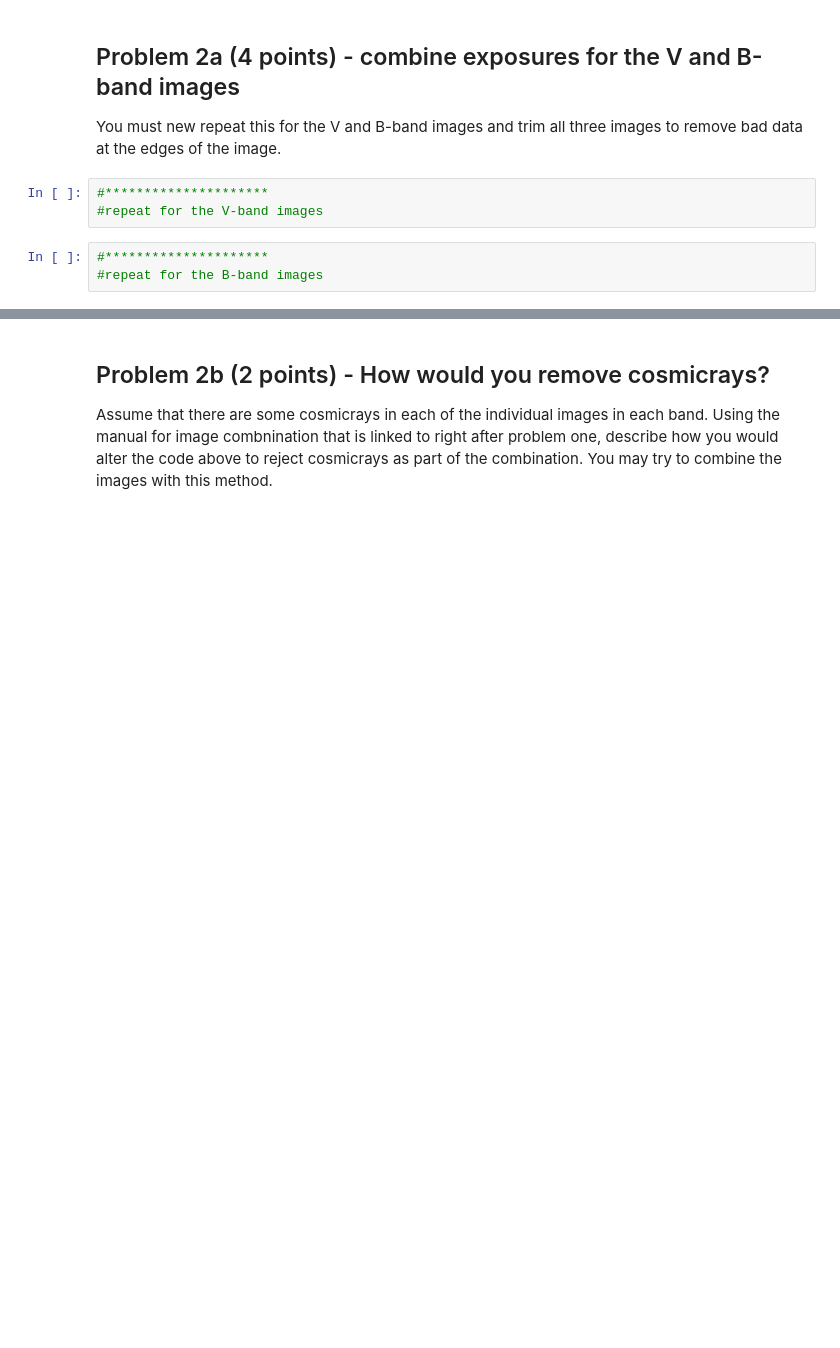
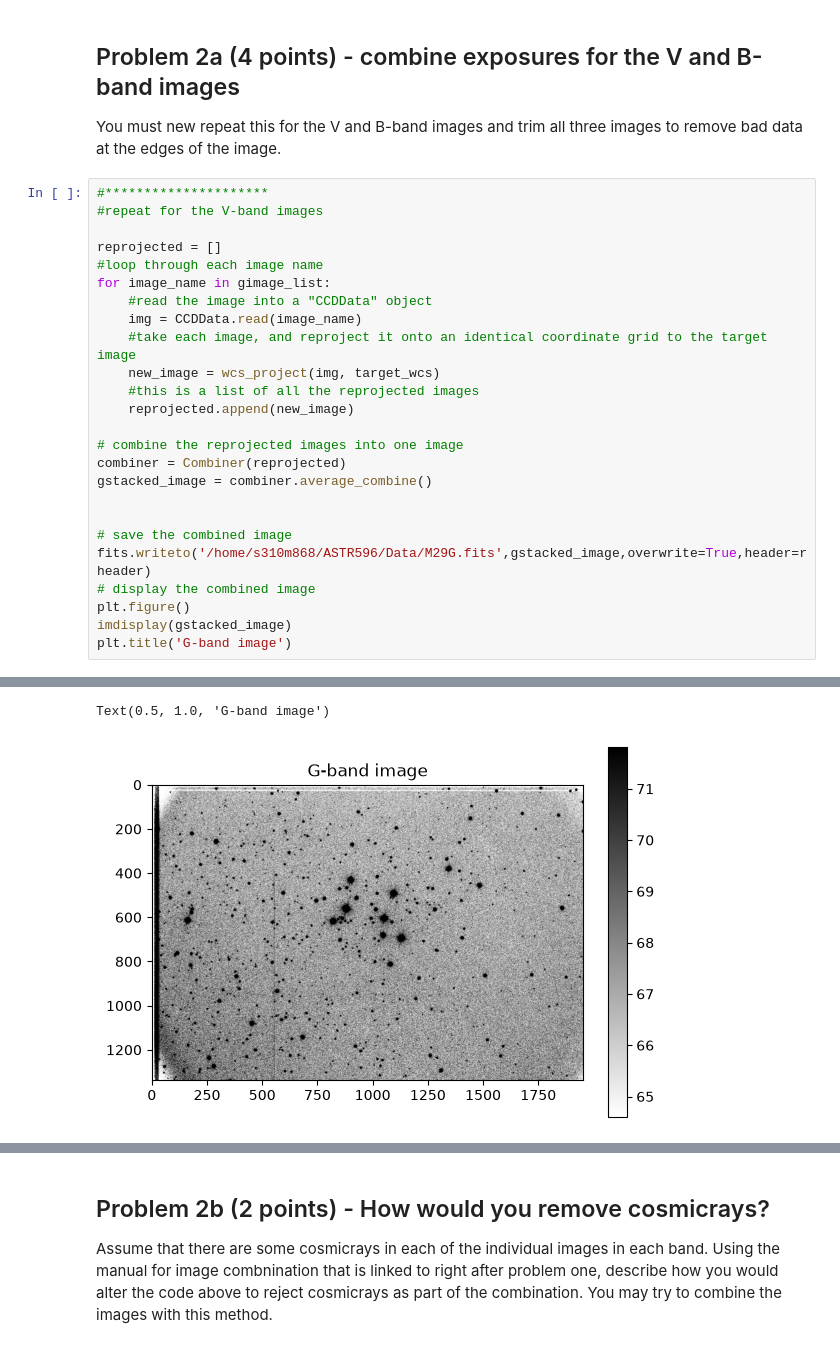
Before and after one commit to terrymechem/Reductionproject_student, a Jupyter notebook: cluster_photometry_student.ipynb, the cells around one changed output, grey strips where cells are left out. Saved outputs shown, nothing was run; the diff lists cells and outputs as text; blank space fills up the shorter version.

```diff
--- a/cluster_photometry_student.ipynb
+++ b/cluster_photometry_student.ipynb
@@ -234,9 +247,29 @@ plt.title('R-band image')
 ## Problem 2a (4 points) - combine exposures for the V and B-band images
 
 You must new repeat this for the V and B-band images and trim all three images to remove bad data at the edges of the image.
-# %%
-#*********************
-#repeat for the V-band images
-# %%
-#*********************
-#repeat for the B-band images
+# %%
+#*********************
+#repeat for the V-band images
+
+reprojected = []
+#loop through each image name
+for image_name in gimage_list:
+    #read the image into a "CCDData" object
+    img = CCDData.read(image_name)
+    #take each image, and reproject it onto an identical coordinate grid to the target image
+    new_image = wcs_project(img, target_wcs)
+    #this is a list of all the reprojected images
+    reprojected.append(new_image)
+
+# combine the reprojected images into one image
+combiner = Combiner(reprojected)
+gstacked_image = combiner.average_combine()
+
+
+# save the combined image
+fits.writeto('/home/s310m868/ASTR596/Data/M29G.fits',gstacked_image,overwrite=True,header=rheader)
+# display the combined image
+plt.figure()
+imdisplay(gstacked_image)
+plt.title('G-band image')
+# %% [output]
@@ -242,0 +286,2 @@ You must new repeat this for the V and B-band images and trim all three images t
+Text(0.5, 1.0, 'G-band image')
+[figure, added]
```
Also changed, not shown: parts of 8 cells of this notebook.
